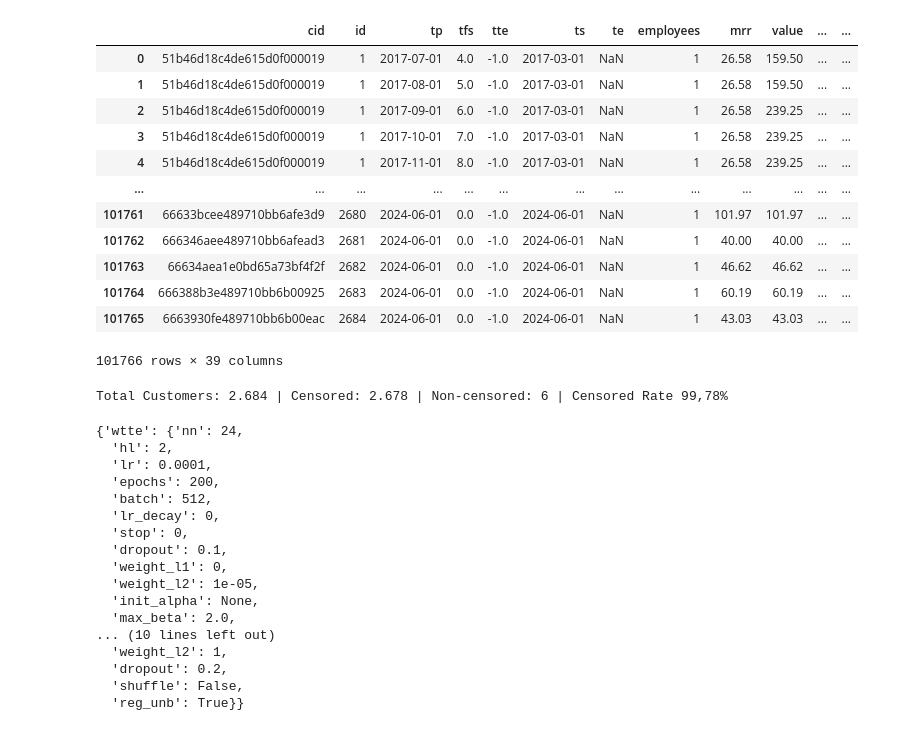
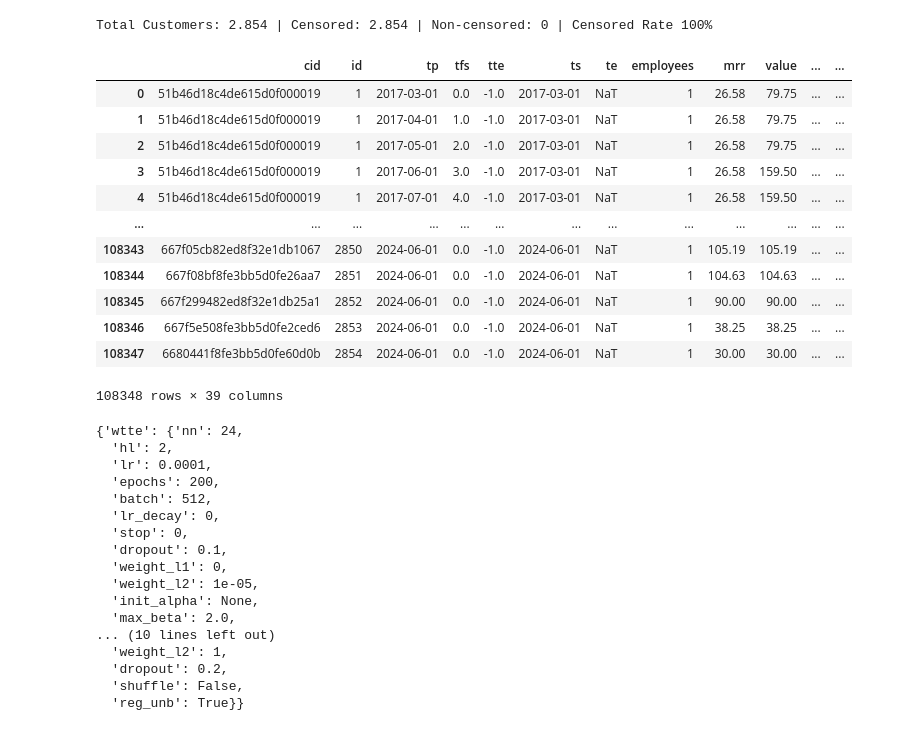
Before and after one commit to luissancho/churn-prediction-model, a Jupyter notebook: notebooks/5-Predict.ipynb, the cells around one changed output. Drawn from its saved outputs; the diff is of its cells as text; code cells hidden in the pictures.

```diff
--- a/notebooks/5-Predict.ipynb
+++ b/notebooks/5-Predict.ipynb
@@ -19,22 +21,27 @@ np.random.seed(SEED)
 To enable the following instructions: AVX2 AVX512F AVX512_VNNI FMA, in other operations, rebuild TensorFlow with the appropriate compiler flags.
 # %%
-data = pd.read_csv('../files/churn-data-predict.csv')
+data = pd.read_csv('../files/data/churn-data-predict.csv')
 
+data = transform_data(data)
+
+clear_output(wait=True)
+print_censored_rate(data)
 data
 # %% [output]
+Total Customers: 2.854 | Censored: 2.854 | Non-censored: 0 | Censored Rate 100%
 |  | cid | id | tp | tfs | tte | ts | te | employees | mrr | value | ... | ... |
-| 0 | 51b46d18c4de615d0f000019 | 1 | 2017-07-01 | 4.0 | -1.0 | 2017-03-01 | NaN | 1 | 26.58 | 159.50 | ... | ... |
-| 1 | 51b46d18c4de615d0f000019 | 1 | 2017-08-01 | 5.0 | -1.0 | 2017-03-01 | NaN | 1 | 26.58 | 159.50 | ... | ... |
-| 2 | 51b46d18c4de615d0f000019 | 1 | 2017-09-01 | 6.0 | -1.0 | 2017-03-01 | NaN | 1 | 26.58 | 239.25 | ... | ... |
-| 3 | 51b46d18c4de615d0f000019 | 1 | 2017-10-01 | 7.0 | -1.0 | 2017-03-01 | NaN | 1 | 26.58 | 239.25 | ... | ... |
-| 4 | 51b46d18c4de615d0f000019 | 1 | 2017-11-01 | 8.0 | -1.0 | 2017-03-01 | NaN | 1 | 26.58 | 239.25 | ... | ... |
+| 0 | 51b46d18c4de615d0f000019 | 1 | 2017-03-01 | 0.0 | -1.0 | 2017-03-01 | NaT | 1 | 26.58 | 79.75 | ... | ... |
+| 1 | 51b46d18c4de615d0f000019 | 1 | 2017-04-01 | 1.0 | -1.0 | 2017-03-01 | NaT | 1 | 26.58 | 79.75 | ... | ... |
+| 2 | 51b46d18c4de615d0f000019 | 1 | 2017-05-01 | 2.0 | -1.0 | 2017-03-01 | NaT | 1 | 26.58 | 79.75 | ... | ... |
+| 3 | 51b46d18c4de615d0f000019 | 1 | 2017-06-01 | 3.0 | -1.0 | 2017-03-01 | NaT | 1 | 26.58 | 159.50 | ... | ... |
+| 4 | 51b46d18c4de615d0f000019 | 1 | 2017-07-01 | 4.0 | -1.0 | 2017-03-01 | NaT | 1 | 26.58 | 159.50 | ... | ... |
 | ... | ... | ... | ... | ... | ... | ... | ... | ... | ... | ... | ... | ... |
-| 101761 | 66633bcee489710bb6afe3d9 | 2680 | 2024-06-01 | 0.0 | -1.0 | 2024-06-01 | NaN | 1 | 101.97 | 101.97 | ... | ... |
-| 101762 | 666346aee489710bb6afead3 | 2681 | 2024-06-01 | 0.0 | -1.0 | 2024-06-01 | NaN | 1 | 40.00 | 40.00 | ... | ... |
-| 101763 | 66634aea1e0bd65a73bf4f2f | 2682 | 2024-06-01 | 0.0 | -1.0 | 2024-06-01 | NaN | 1 | 46.62 | 46.62 | ... | ... |
-| 101764 | 666388b3e489710bb6b00925 | 2683 | 2024-06-01 | 0.0 | -1.0 | 2024-06-01 | NaN | 1 | 60.19 | 60.19 | ... | ... |
-| 101765 | 6663930fe489710bb6b00eac | 2684 | 2024-06-01 | 0.0 | -1.0 | 2024-06-01 | NaN | 1 | 43.03 | 43.03 | ... | ... |
+| 108343 | 667f05cb82ed8f32e1db1067 | 2850 | 2024-06-01 | 0.0 | -1.0 | 2024-06-01 | NaT | 1 | 105.19 | 105.19 | ... | ... |
+| 108344 | 667f08bf8fe3bb5d0fe26aa7 | 2851 | 2024-06-01 | 0.0 | -1.0 | 2024-06-01 | NaT | 1 | 104.63 | 104.63 | ... | ... |
+| 108345 | 667f299482ed8f32e1db25a1 | 2852 | 2024-06-01 | 0.0 | -1.0 | 2024-06-01 | NaT | 1 | 90.00 | 90.00 | ... | ... |
+| 108346 | 667f5e508fe3bb5d0fe2ced6 | 2853 | 2024-06-01 | 0.0 | -1.0 | 2024-06-01 | NaT | 1 | 38.25 | 38.25 | ... | ... |
+| 108347 | 6680441f8fe3bb5d0fe60d0b | 2854 | 2024-06-01 | 0.0 | -1.0 | 2024-06-01 | NaT | 1 | 30.00 | 30.00 | ... | ... |
-101766 rows × 39 columns
+108348 rows × 39 columns
 # %%
 # Load Ensemble model
 model = ChurnEnsemble(
@@ -47,24 +54,23 @@ model = ChurnEnsemble(
 
 model.get_params()
 # %% [output]
-Total Customers: 2.684 | Censored: 2.678 | Non-censored: 6 | Censored Rate 99,78%
+{'wtte': {'nn': 24,
+  'hl': 2,
+  'lr': 0.0001,
+  'epochs': 200,
+  'batch': 512,
+  'lr_decay': 0,
+  'stop': 0,
+  'dropout': 0.1,
+  'weight_l1': 0,
+  'weight_l2': 1e-05,
+  'init_alpha': None,
+  'max_beta': 2.0,
+... (10 lines left out)
+  'weight_l2': 1,
+  'dropout': 0.2,
+  'shuffle': False,
+  'reg_unb': True}}
-{'wtte': {'nn': 24,
-  'hl': 2,
-  'lr': 0.0001,
-  'epochs': 200,
-  'batch': 512,
-  'lr_decay': 0,
-  'stop': 0,
-  'dropout': 0.1,
-  'weight_l1': 0,
-  'weight_l2': 1e-05,
-  'init_alpha': None,
-  'max_beta': 2.0,
-... (10 lines left out)
-  'weight_l2': 1,
-  'dropout': 0.2,
-  'shuffle': False,
-  'reg_unb': True}}
 # %%
 # Predict
 model.predict()
```
Also changed, not shown: parts of 6 cells of this notebook, 13 other files.
